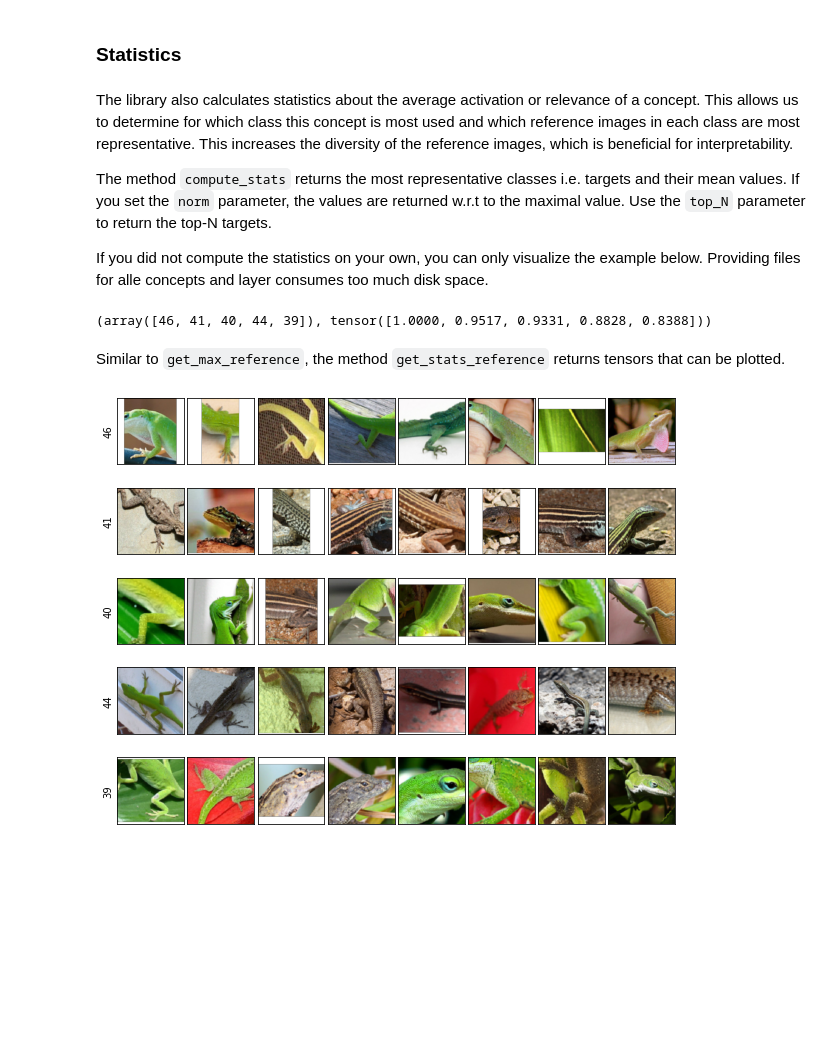
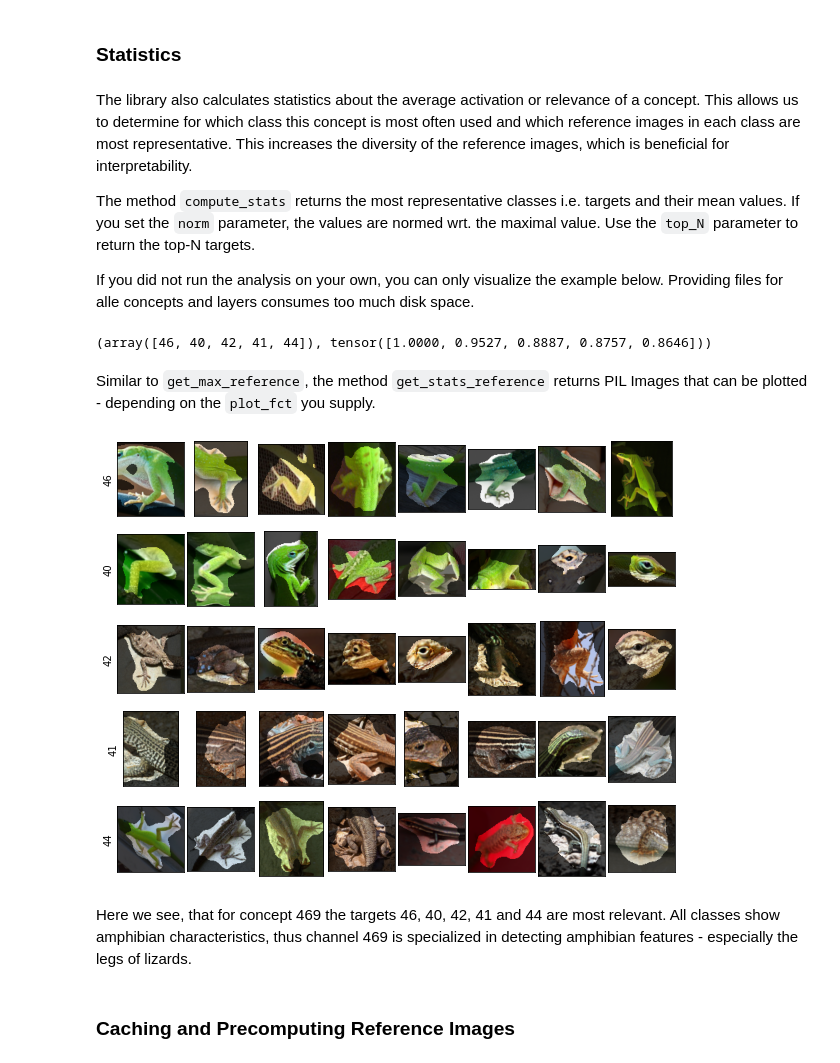
Before and after one commit to rachtibat/zennit-crp, a Jupyter notebook: tutorials/feature_visualization.ipynb, the cells around one changed output. Saved outputs shown, nothing was run; the diff lists cells and outputs as text; code cells hidden in the pictures; blank space fills up the shorter version.

```diff
--- a/tutorials/feature_visualization.ipynb
+++ b/tutorials/feature_visualization.ipynb
@@ -72,4 +71,4 @@ That's it! Now run the analysis or skip by importing the analysis results for la
 # %%
 # it will take approximately 25 min on a Titan RXT
-#saved_files = fv.run(composite, 0, len(imagenet_data), 32, 100)
+saved_files = fv.run(composite, 0, len(imagenet_data), 32, 100)
 # %% [markdown]
@@ -117,7 +121,5 @@ Layer features.40:
 # %%
-fv.add_receptive_field(rf)
+ref_c = fv.get_max_reference([469, 35, 89, 316, 161], "features.40", "relevance", (0, 8), rf=True, composite=composite)
 
-ref_c = fv.get_max_reference([469, 35, 89, 316, 161], "features.40", "relevance", (0, 8), rf=True)
-
-plot_grid(ref_c, figsize=(10, 8), padding=True)
+plot_grid(ref_c, figsize=(10, 8), padding=False)
 # %% [output]
@@ -134,22 +127,25 @@ plot_grid(ref_c, cmap="bwr", symmetric=True, figsize=(10, 8), padding=True)
 # %% [markdown]
 ### Statistics
 # %% [markdown]
-The library also calculates statistics about the average activation or relevance of a concept. This allows us to determine for which class this concept is most used and which reference images in each class are most representative. This increases the diversity of the reference images, which is beneficial for interpretability.
+The library also calculates statistics about the average activation or relevance of a concept. This allows us to determine for which class this concept is most often used and which reference images in each class are most representative. This increases the diversity of the reference images, which is beneficial for interpretability.
 
-The method `compute_stats` returns the most representative classes i.e. targets and their mean values. If you set the `norm` parameter, the values are returned w.r.t to the maximal value. Use the `top_N` parameter to return the top-N targets.
+The method `compute_stats` returns the most representative classes i.e. targets and their mean values. If you set the `norm` parameter, the values are normed wrt. the maximal value. Use the `top_N` parameter to return the top-N targets.
 
-If you did not compute the statistics on your own, you can only visualize the example below. Providing files for alle concepts and layer consumes too much disk space.
+If you did not run the analysis on your own, you can only visualize the example below. Providing files for alle concepts and layers consumes too much disk space.
 # %%
 targets, rel = fv.compute_stats(469, "features.40", "relevance", top_N=5, norm=True)
 targets, rel
 # %% [output]
-(array([46, 41, 40, 44, 39]), tensor([1.0000, 0.9517, 0.9331, 0.8828, 0.8388]))
+(array([46, 40, 42, 41, 44]), tensor([1.0000, 0.9527, 0.8887, 0.8757, 0.8646]))
 # %% [markdown]
-Similar to `get_max_reference`, the method `get_stats_reference` returns tensors that can be plotted.
+Similar to `get_max_reference`, the method `get_stats_reference` returns PIL Images that can be plotted - depending on the `plot_fct` you supply.
 # %%
-# Images
-ref_t = fv.get_stats_reference(469, "features.40", targets, "relevance", (0, 8), rf=True)
+ref_t = fv.get_stats_reference(469, "features.40", targets, "relevance", (0, 8), rf=True, composite=composite)
 
-plot_grid(ref_t, figsize=(10, 8), padding=True)
+plot_grid(ref_t, figsize=(10, 8), padding=False)
 # %% [output]
-[figure, old version]
+[figure, new version]
+# %% [markdown]
+Here we see, that for concept 469 the targets 46, 40, 42, 41 and 44 are most relevant. All classes show amphibian characteristics, thus channel 469 is specialized in detecting amphibian features - especially the legs of lizards.
+# %% [markdown]
+### Caching and Precomputing Reference Images
```
Also changed, not shown: parts of 30 cells of this notebook, 1 other file.
